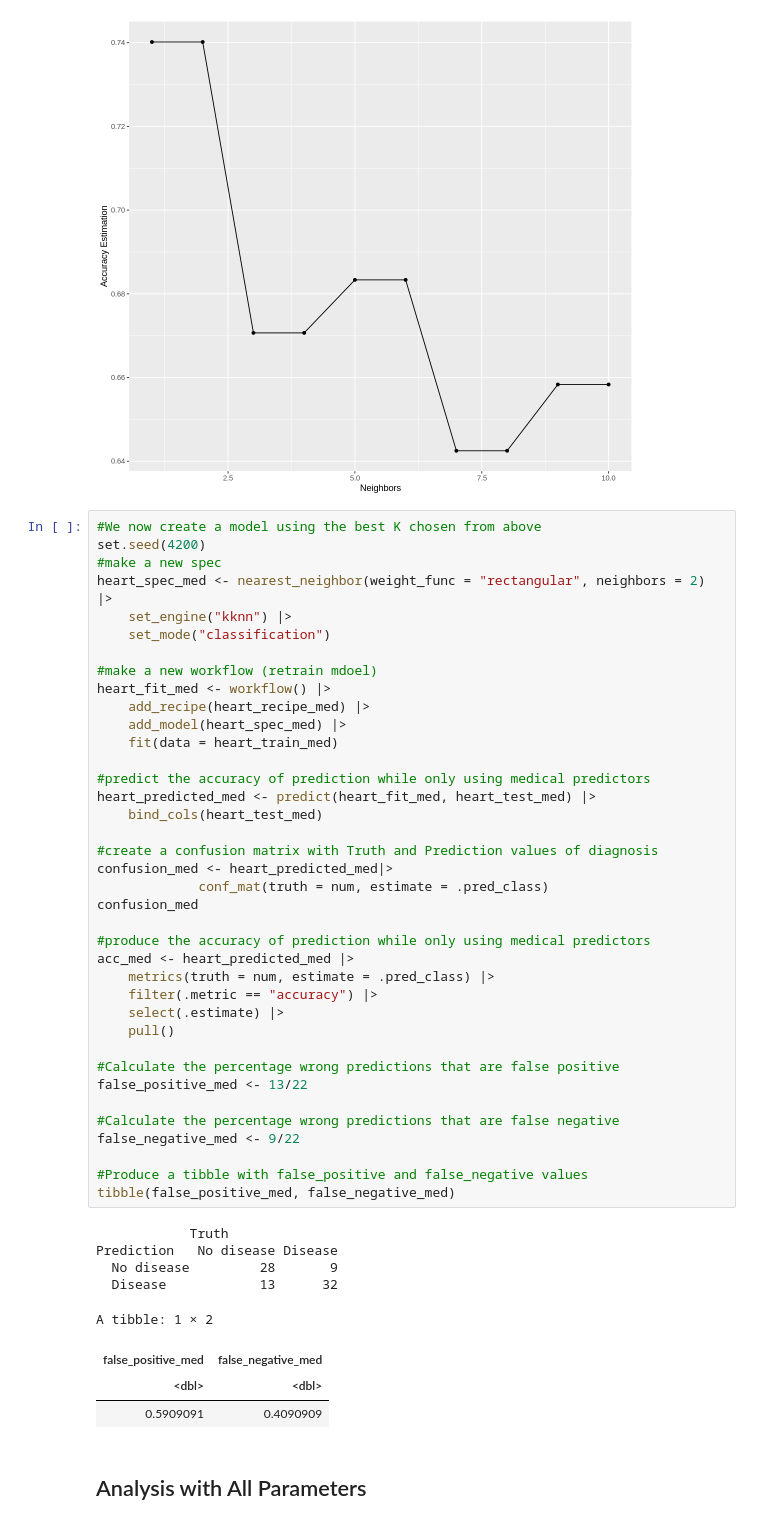
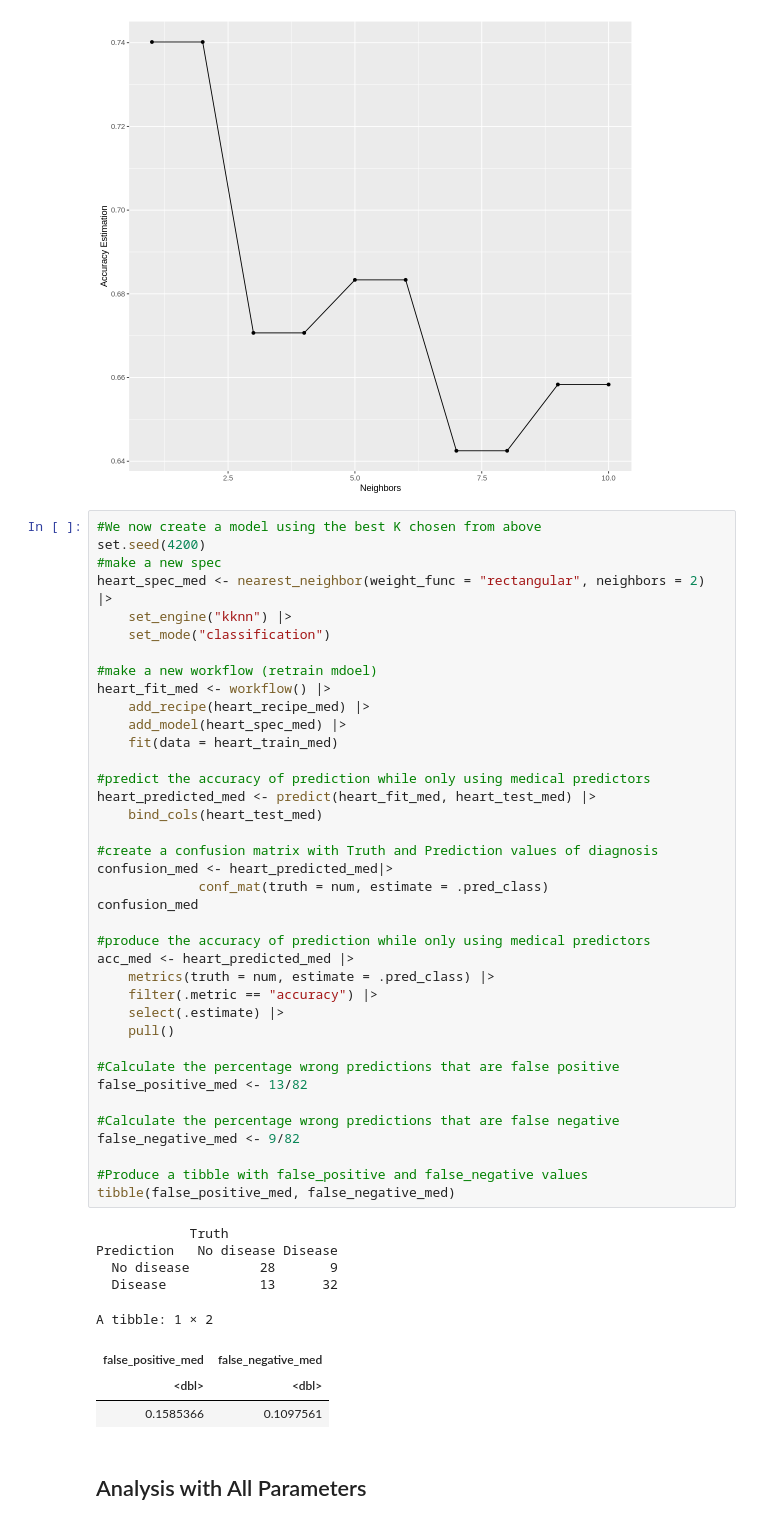
Before and after one commit to Phoebeml/Group20_DSCI100, a Jupyter notebook: Group20Project.ipynb, the cells around one changed output. Drawn from its saved outputs; the diff is of its cells as text.

```diff
--- a/Group20Project.ipynb
+++ b/Group20Project.ipynb
@@ -370,36 +357,36 @@ heart_fit_med <- workflow() |>
 #predict the accuracy of prediction while only using medical predictors
 heart_predicted_med <- predict(heart_fit_med, heart_test_med) |>
     bind_cols(heart_test_med)
 
 #create a confusion matrix with Truth and Prediction values of diagnosis
 confusion_med <- heart_predicted_med|>
              conf_mat(truth = num, estimate = .pred_class)
 confusion_med
 
 #produce the accuracy of prediction while only using medical predictors
 acc_med <- heart_predicted_med |>
     metrics(truth = num, estimate = .pred_class) |>
     filter(.metric == "accuracy") |>
     select(.estimate) |>
     pull()
 
 #Calculate the percentage wrong predictions that are false positive
-false_positive_med <- 13/22
+false_positive_med <- 13/82
 
 #Calculate the percentage wrong predictions that are false negative
-false_negative_med <- 9/22
+false_negative_med <- 9/82
 
 #Produce a tibble with false_positive and false_negative values
 tibble(false_positive_med, false_negative_med)
 # %% [output]
             Truth
 Prediction   No disease Disease
   No disease         28       9
   Disease            13      32
 A tibble: 1 × 2
 | false_positive_med | false_negative_med |
 | <dbl> | <dbl> |
-| 0.5909091 | 0.4090909 |
+| 0.1585366 | 0.1097561 |
 # %% [markdown]
 Analysis with All Parameters
 ----
```
Also changed, not shown: parts of 6 cells of this notebook.
